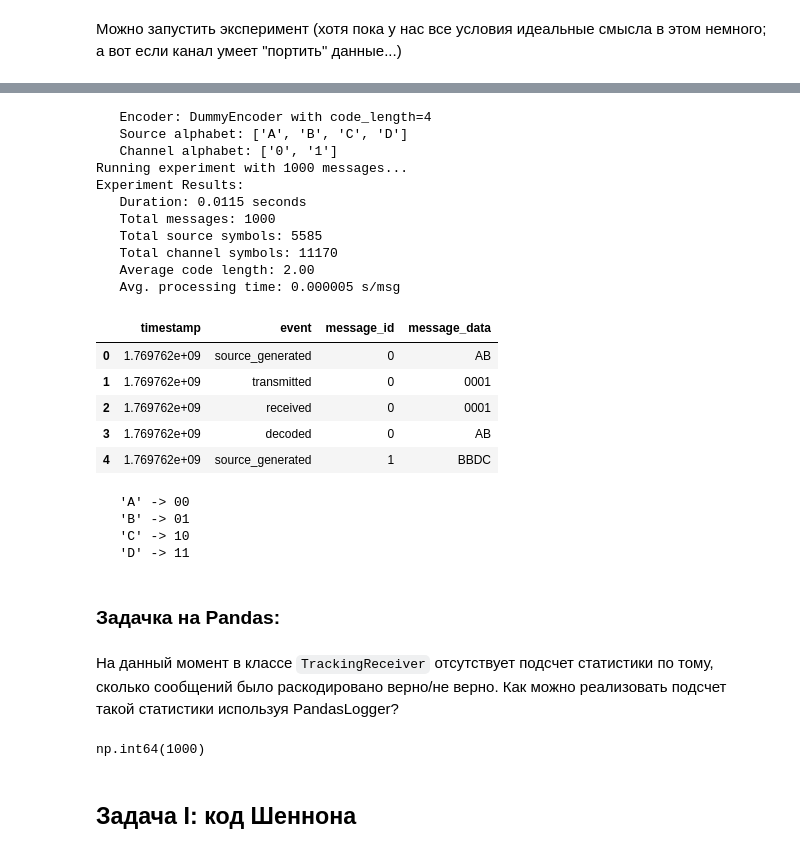
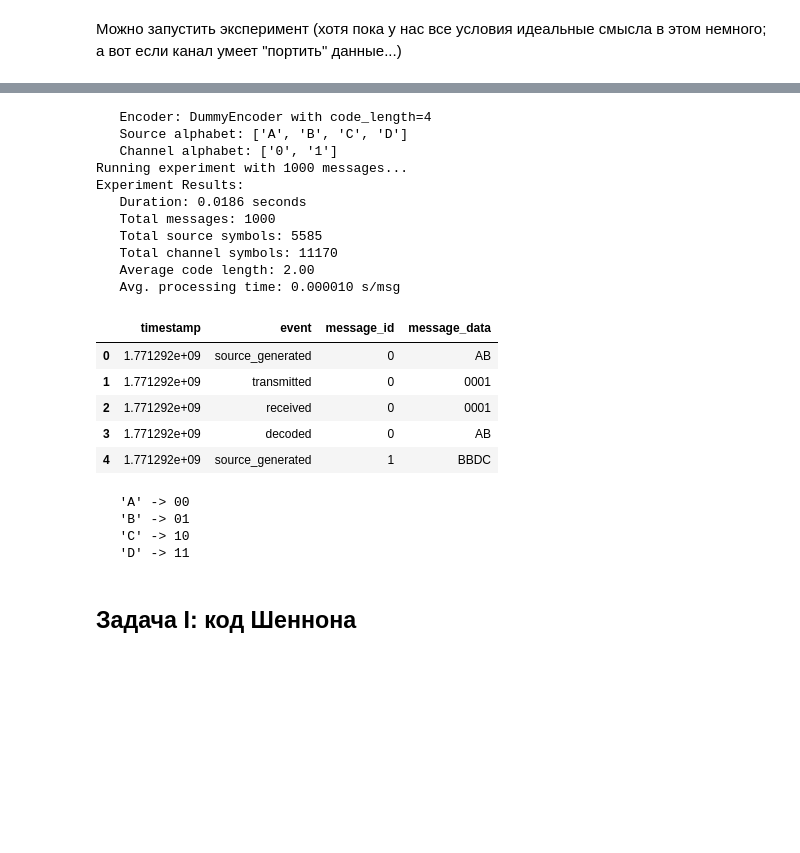
Before and after one commit to Desiment/hse-2026-inf-theory-lab-01, a Jupyter notebook: notebooks/seminar-03-clean.ipynb, the cells around one changed output, grey strips where cells are left out. Cells and saved outputs as stored; diff of their text form; code cells hidden in the pictures; blank space fills up the shorter version.

```diff
--- a/seminar-03-clean.ipynb
+++ b/notebooks/seminar-03-clean.ipynb
@@ -312,59 +311,57 @@ logger = PandasLogger()
 
 # Create encoder with binary channel alphabet
 encoder = DummyEncoder(
-    source_alphabet=['A', 'B', 'C', 'D'],
-    channel_alphabet=['0', '1'],
-    code_length=2
+    source_alphabet=["A", "B", "C", "D"], channel_alphabet=["0", "1"], code_length=2
 )
-print(f"   Encoder: DummyEncoder with code_length=4")
+print("   Encoder: DummyEncoder with code_length=4")
 print(f"   Source alphabet: {encoder.source_alphabet}")
 print(f"   Channel alphabet: {encoder.channel_alphabet}")
 
 
 # Probabilitstic sender
 sender = ProbabilisticSender(
-    encoder = encoder,
-    probabilities = {'A': 0.1, 'B': 0.2, 'C': 0.3, 'D':0.4},
-    message_length_range = (1, 10),
-    logger = logger,
-    seed = 42,
+    encoder=encoder,
+    probabilities={"A": 0.1, "B": 0.2, "C": 0.3, "D": 0.4},
+    message_length_range=(1, 10),
+    logger=logger,
+    seed=42,
 )
 # Create channel
 channel = NoiselessChannel(logger=logger)
 # Create tracking receiver
 receiver = TrackingReceiver(encoder, logger=logger)
 
-print(f"Running experiment with 1000 messages...")
+print("Running experiment with 1000 messages...")
 # Create and run experiment
 runner = ExperimentRunner(sender, channel, receiver)
 result = runner.run(num_messages=1000)
 
-print(f"Experiment Results:")
+print("Experiment Results:")
 print(f"   Duration: {result.duration:.4f} seconds")
 print(f"   Total messages: {result.stats.total_messages}")
 print(f"   Total source symbols: {result.stats.total_source_symbols}")
 print(f"   Total channel symbols: {result.stats.total_channel_symbols}")
 print(f"   Average code length: {result.stats.average_code_len:.2f}")
 print(f"   Avg. processing time: {result.stats.avg_message_time:.6f} s/msg")
 logger.dataframe.head()
 # %% [output]
    Encoder: DummyEncoder with code_length=4
    Source alphabet: ['A', 'B', 'C', 'D']
    Channel alphabet: ['0', '1']
 Running experiment with 1000 messages...
 Experiment Results:
-   Duration: 0.0115 seconds
+   Duration: 0.0186 seconds
    Total messages: 1000
    Total source symbols: 5585
    Total channel symbols: 11170
    Average code length: 2.00
-   Avg. processing time: 0.000005 s/msg
+   Avg. processing time: 0.000010 s/msg
 |  | timestamp | event | message_id | message_data |
-| 0 | 1.769762e+09 | source_generated | 0 | AB |
-| 1 | 1.769762e+09 | transmitted | 0 | 0001 |
-| 2 | 1.769762e+09 | received | 0 | 0001 |
-| 3 | 1.769762e+09 | decoded | 0 | AB |
-| 4 | 1.769762e+09 | source_generated | 1 | BBDC |
+| 0 | 1.771292e+09 | source_generated | 0 | AB |
+| 1 | 1.771292e+09 | transmitted | 0 | 0001 |
+| 2 | 1.771292e+09 | received | 0 | 0001 |
+| 3 | 1.771292e+09 | decoded | 0 | AB |
+| 4 | 1.771292e+09 | source_generated | 1 | BBDC |
 # %%
 if encoder.code_table:
     for symbol, code in sorted(encoder.code_table.items()):
@@ -375,15 +372,6 @@ if encoder.code_table:
    'B' -> 01
    'C' -> 10
    'D' -> 11
-# %% [markdown]
-### Задачка на Pandas:
-# %% [markdown]
-На данный момент в классе ``TrackingReceiver`` отсутствует подсчет статистики по тому, сколько сообщений было раскодировано верно/не верно. Как можно реализовать подсчет такой статистики используя PandasLogger?
-# %%
-df = logger.dataframe
-(df[(df['event'] == 'decoded') | (df['event'] == 'source_generated')].groupby('message_id')['message_data'].nunique() == 1).sum()
-# %% [output]
-np.int64(1000)
 # %% [markdown]
 ## Задача I: код Шеннона
 # %% [markdown]
```
Also changed, not shown: parts of 13 cells of this notebook, 5 other files.
